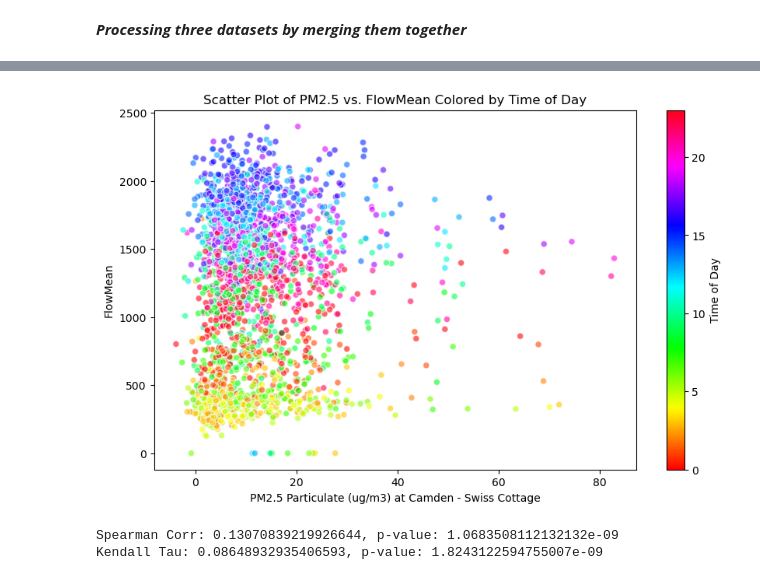
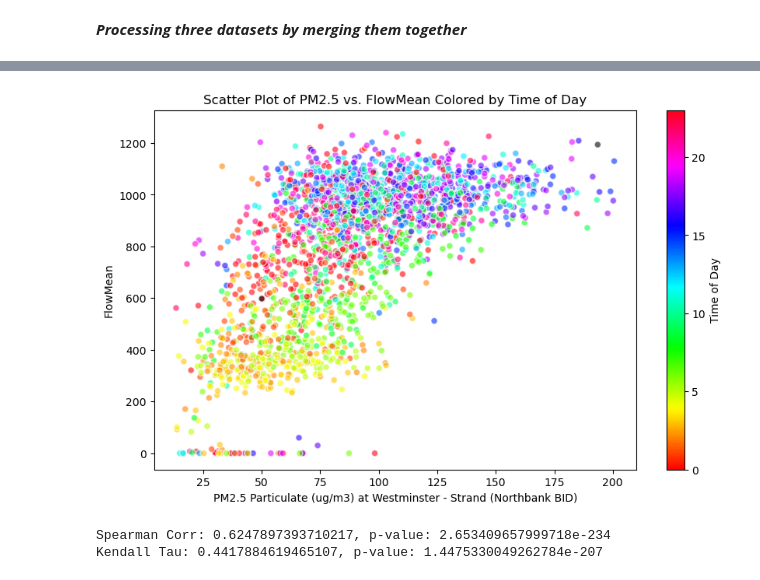
Before and after one commit to BohaoSuCC/2024CUSPLondonDataDive, a Jupyter notebook: 01_BasicCorrelationTest.ipynb, the cells around one changed output, grey strips where cells are left out. Saved outputs shown, nothing was run; the diff lists cells and outputs as text; code cells hidden in the pictures.

```diff
--- a/01_BasicCorrelationTest.ipynb
+++ b/01_BasicCorrelationTest.ipynb
@@ -20,8 +20,8 @@ from scipy.stats import spearmanr, kendalltau
 # %%
 
 
-AQ_CD9 = pd.read_csv("Data/AirQuality/PM25/CD1.csv")
-CS_02_064 = pd.read_csv("Data/CongestionScoot/MergedCSVs/02-113.csv")
+AQ_CD9 = pd.read_csv("Data/AirQuality/NO2/NB1.csv")
+CS_02_064 = pd.read_csv("Data/CongestionScoot/MergedCSVs/01-330.csv")
 CS_02_144 = pd.read_csv("Data/CongestionScoot/MergedCSVs/02-032.csv")
 # %%
 AQ_CD9.sample(4)
@@ -75,7 +75,8 @@ Merged = pd.merge(AQ_CD9, CS_02_064, on='MeasurementDateGMT', how='left')
 Corrtest = Merged.set_index('MeasurementDateGMT')
 
 # 对特定列进行样条插值
-Corrtest['Camden - Swiss Cottage: PM2.5 Particulate (ug/m3)'] = Corrtest['Camden - Swiss Cottage: PM2.5 Particulate (ug/m3)'].interpolate(method='spline', order=3)
+Corrtest['Westminster - Strand (Northbank BID): Nitrogen Dioxide (ug/m3)'] = Corrtest['Westminster - Strand (Northbank BID): Nitrogen Dioxide (ug/m3)'].interpolate(method='spline', order=3)
+Corrtest['Westminster - Strand (Northbank BID): Nitrogen Dioxide (ug/m3)'] = Corrtest['Westminster - Strand (Northbank BID): Nitrogen Dioxide (ug/m3)'].clip(lower=0)
 Corrtest['SatMean'] = Corrtest['SatMean'].interpolate(method='spline', order=3)
 Corrtest['FlowMean'] = Corrtest['FlowMean'].interpolate(method='spline', order=3)
 # %%
@@ -150,38 +160,38 @@ memory usage: 33.8 KB
 # %%
 norm = colors.Normalize(vmin=Corrtest['Hour'].min(), vmax=Corrtest['Hour'].max())
 
 # 接下来，创建一个颜色映射对象
 cmap = cm.ScalarMappable(norm=norm, cmap='hsv')
 
 plt.figure(figsize=(10, 6))
-plt.scatter(x='Camden - Swiss Cottage: PM2.5 Particulate (ug/m3)',
+plt.scatter(x='Westminster - Strand (Northbank BID): Nitrogen Dioxide (ug/m3)',
             y='FlowMean',
             c=cmap.to_rgba(Corrtest['Hour']),  # 使用颜色映射对象为数据点着色
             data=Corrtest,
             alpha=0.6,
             edgecolors='w')
 
 # 添加色带
 cbar = plt.colorbar(cmap)
 cbar.set_label('Time of Day')
 
-plt.xlabel('PM2.5 Particulate (ug/m3) at Camden - Swiss Cottage')
+plt.xlabel('PM2.5 Particulate (ug/m3) at Westminster - Strand (Northbank BID)')
 plt.ylabel('FlowMean')
 plt.title('Scatter Plot of PM2.5 vs. FlowMean Colored by Time of Day')
 plt.show()
 # %% [output]
-[figure, old version]
+[figure, new version]
 # %%
 
 # calculate the Spearman correlation
-spearman_corr, spearman_p_value = spearmanr(Corrtest['Camden - Swiss Cottage: PM2.5 Particulate (ug/m3)'],
+spearman_corr, spearman_p_value = spearmanr(Corrtest['Westminster - Strand (Northbank BID): Nitrogen Dioxide (ug/m3)'],
                                              Corrtest['FlowMean'])
 print(f'Spearman Corr: {spearman_corr}, p-value: {spearman_p_value}')
 
 # calculate the Kendall correlation
-kendall_corr, kendall_p_value = kendalltau(Corrtest['Camden - Swiss Cottage: PM2.5 Particulate (ug/m3)'],
+kendall_corr, kendall_p_value = kendalltau(Corrtest['Westminster - Strand (Northbank BID): Nitrogen Dioxide (ug/m3)'],
                                            Corrtest['FlowMean'])
 print(f'Kendall Tau: {kendall_corr}, p-value: {kendall_p_value}')
 # %% [output]
-Spearman Corr: 0.13070839219926644, p-value: 1.0683508112132132e-09
-Kendall Tau: 0.08648932935406593, p-value: 1.8243122594755007e-09
+Spearman Corr: 0.6247897393710217, p-value: 2.653409657999718e-234
+Kendall Tau: 0.4417884619465107, p-value: 1.4475330049262784e-207
```
Also changed, not shown: parts of 5 cells of this notebook.
